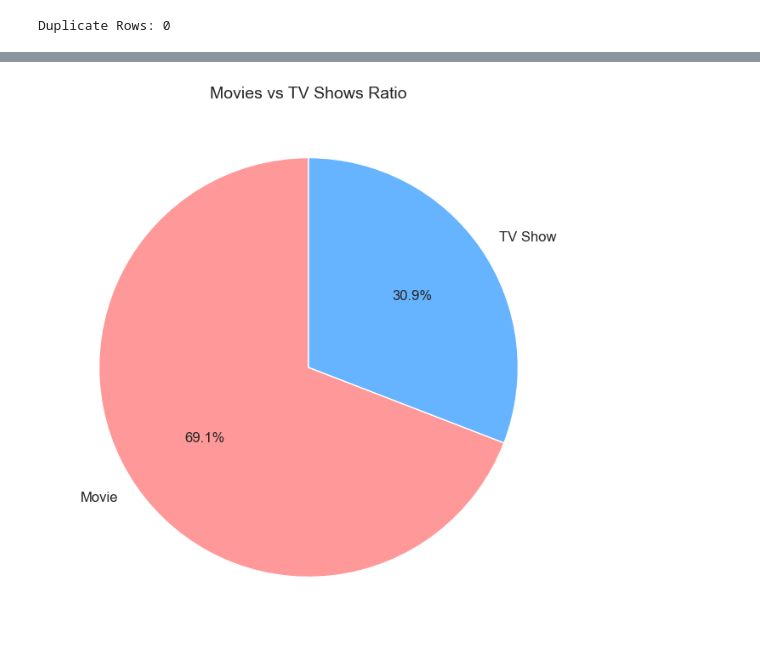
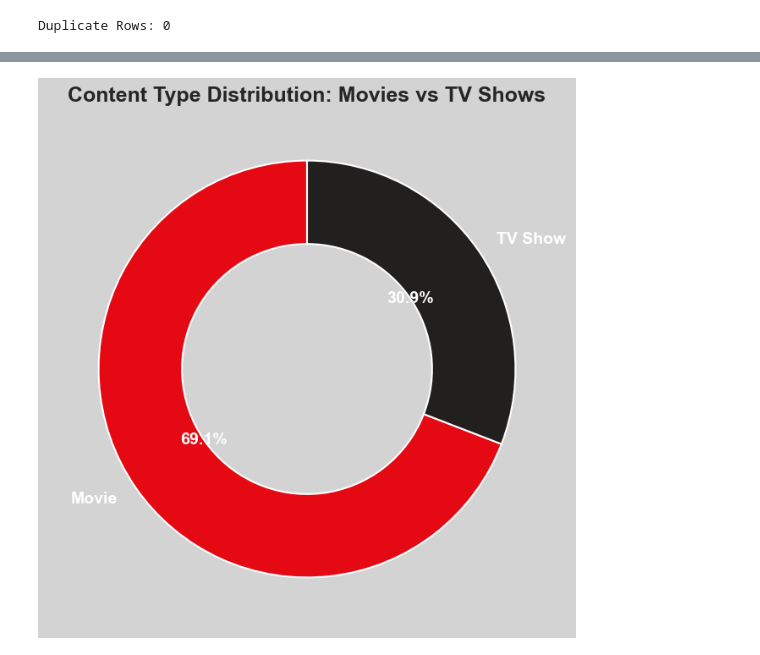
Before and after one commit to SHAURYASANYAL3/Netflix-EDA, a Jupyter notebook: netflix_eda.ipynb, the cells around one changed output, grey strips where cells are left out. Saved outputs shown, nothing was run; the diff lists cells and outputs as text; code cells hidden in the pictures.

```diff
--- a/netflix_eda.ipynb
+++ b/netflix_eda.ipynb
@@ -12,18 +17,19 @@ import matplotlib.pyplot as plt
 import seaborn as sns
 import warnings
 
-# Suppress minor warnings for a cleaner notebook output
+# Suppress minor warnings for a cleaner notebook presentation
 warnings.filterwarnings('ignore')
 
-# Set style for visualizations
-sns.set_theme(style="whitegrid")
-plt.rcParams['figure.figsize'] = (12, 7)
+# Configure advanced visualization aesthetics
+sns.set_theme(style="darkgrid", context="talk")
+plt.rcParams['figure.figsize'] = (14, 8)
+plt.rcParams['font.size'] = 12
 
 # Load the dataset
 df = pd.read_csv("netflix_titles.csv")
 
-# Display the first few rows
-df.head()
+# Display the first 5 rows to understand the structure
+display(df.head())
 # %% [output]
 |  | show_id | type | title | director | cast | country | date_added | release_year | rating | duration | ... |
 | 0 | s1 | TV Show | 3% | NaN | João Miguel, Bianca Comparato, Mi... | Brazil | August 14, 2020 | 2020 | TV-MA | 4 Seasons | ... |
@@ -240,8 +227,13 @@ plt.show()
 # %%
-# 3. Pie Chart: Ratio of Movies vs TV Shows
+# 1. Donut Chart: Ratio of Movies vs TV Shows
 plt.figure(figsize=(8, 8))
-plt.pie(df['type'].value_counts(), labels=df['type'].value_counts().index, autopct='%1.1f%%', colors=['#ff9999','#66b3ff'], startangle=90, textprops={'fontsize': 12})
-plt.title('Movies vs TV Shows Ratio', fontsize=14)
+counts = df['type'].value_counts()
+plt.pie(counts, labels=counts.index, autopct='%1.1f%%', colors=['#E50914', '#221F1F'],
+        startangle=90, textprops={'fontsize': 14, 'color': 'white', 'weight': 'bold'},
+        wedgeprops=dict(width=0.4, edgecolor='w'))
+plt.title('Content Type Distribution: Movies vs TV Shows', fontsize=18, weight='bold')
+# Adding a background color to make white text pop
+plt.gcf().set_facecolor('#d3d3d3')
 plt.show()
 # %% [output]
-[figure, old version]
+[figure, new version]
```
Also changed, not shown: parts of 42 cells of this notebook, 1 other file.
